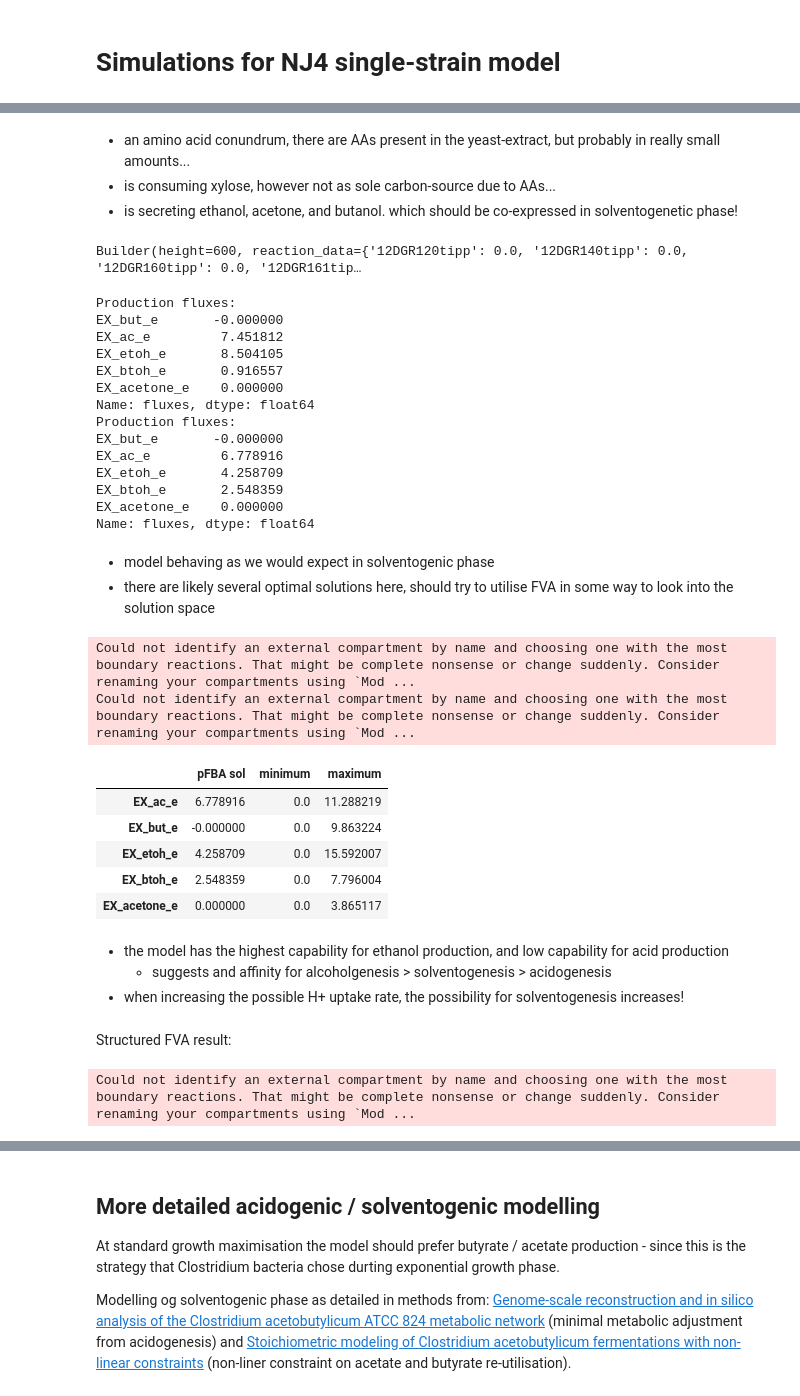
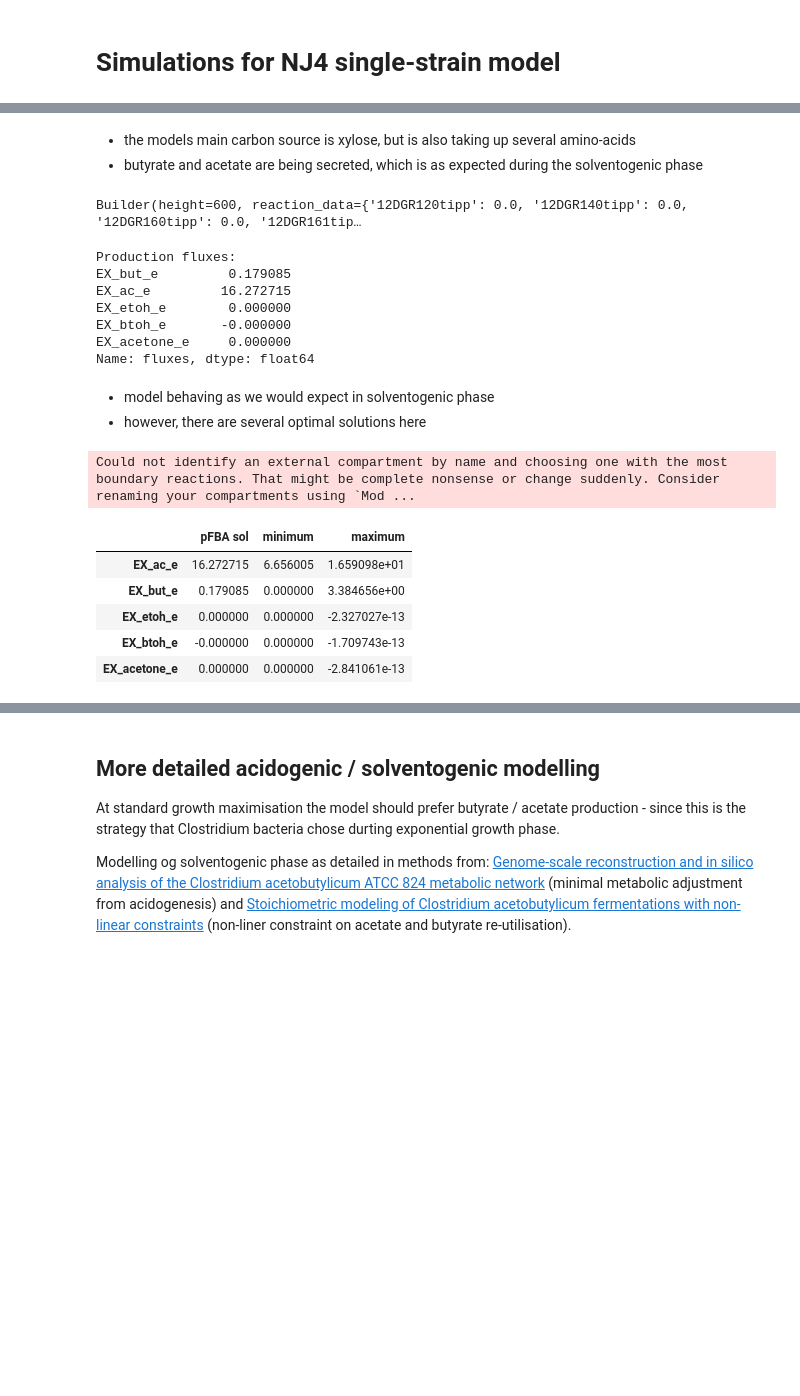
Before and after one commit to andreastallvik/BIOTBT3900, a Jupyter notebook: community_modelling/CBP_butanol/nj4_sim.ipynb, the cells around one changed output, grey strips where cells are left out. Cells and saved outputs as stored; diff of their text form; code cells hidden in the pictures; blank space fills up the shorter version.

```diff
--- a/community_modelling/CBP_butanol/nj4_sim.ipynb
+++ b/community_modelling/CBP_butanol/nj4_sim.ipynb
@@ -75,8 +49,7 @@ EX_acetone_e  0.000000      0.0   3.865117
 from cobra.flux_analysis import pfba
 
 with nj4:
-    acid_medium = static_sim.get_specific_medium(nj4, {"EX_xyl__D_e": 10, "EX_nh4_e": 10,}, fill_value=0.1)
-    nj4.medium = acid_medium
+    nj4.medium = medium
 
     summary = nj4.summary()
     solution = nj4.optimize()
@@ -118,10 +89,9 @@ Secretion
 | h2_e | EX_h2_e | -15.34 | 0 | 0.00% |
 | h2s_e | EX_h2s_e | -3.549E-05 | 0 | 0.00% |
 | thym_e | EX_thym_e | -0.1392 | 5 | 1.66% |
-# %% [markdown]
-- an amino acid conundrum, there are AAs present in the yeast-extract, but probably in really small amounts...
-- is consuming xylose, however not as sole carbon-source due to AAs...
-- is secreting ethanol, acetone, and butanol. which should be co-expressed in solventogenetic phase!
+# %% [markdown]
+- the models main carbon source is xylose, but is also taking up several amino-acids
+- butyrate and acetate are being secreted, which is as expected during the solventogenic phase
 # %%
 import escher
 from escher import Builder
@@ -142,44 +106,23 @@ def read_production_rates(sol):
 # %%
-read_production_rates(solution)
-read_production_rates(pfba_solution)
+static_sim.read_production_rates(pfba_solution)
 # %% [output]
 Production fluxes:
-EX_but_e       -0.000000
-EX_ac_e         7.451812
-EX_etoh_e       8.504105
-EX_btoh_e       0.916557
-EX_acetone_e    0.000000
+EX_but_e         0.179085
+EX_ac_e         16.272715
+EX_etoh_e        0.000000
+EX_btoh_e       -0.000000
+EX_acetone_e     0.000000
 Name: fluxes, dtype: float64
-Production fluxes:
-EX_but_e       -0.000000
-EX_ac_e         6.778916
-EX_etoh_e       4.258709
-EX_btoh_e       2.548359
-EX_acetone_e    0.000000
-Name: fluxes, dtype: float64
 # %% [markdown]
 - model behaving as we would expect in solventogenic phase
-- there are likely several optimal solutions here, should try to utilise FVA in some way to look into the solution space
+- however, there are several optimal solutions here
 # %%
-static_sim.get_productions(nj4, medium=static_sim.get_specific_medium(nj4, {"EX_xyl__D_e":10}))
+static_sim.get_productions(nj4, medium=medium)
 # %% [output]
 Could not identify an external compartment by name and choosing one with the most boundary reactions. That might be complete nonsense or change suddenly. Consider renaming your compartments using `Mod ...
-Could not identify an external compartment by name and choosing one with the most boundary reactions. That might be complete nonsense or change suddenly. Consider renaming your compartments using `Mod ...
 |  | pFBA sol | minimum | maximum |
-| EX_ac_e | 6.778916 | 0.0 | 11.288219 |
-| EX_but_e | -0.000000 | 0.0 | 9.863224 |
-| EX_etoh_e | 4.258709 | 0.0 | 15.592007 |
-| EX_btoh_e | 2.548359 | 0.0 | 7.796004 |
-| EX_acetone_e | 0.000000 | 0.0 | 3.865117 |
+| EX_ac_e | 16.272715 | 6.656005 | 1.659098e+01 |
+| EX_but_e | 0.179085 | 0.000000 | 3.384656e+00 |
+| EX_etoh_e | 0.000000 | 0.000000 | -2.327027e-13 |
+| EX_btoh_e | -0.000000 | 0.000000 | -1.709743e-13 |
+| EX_acetone_e | 0.000000 | 0.000000 | -2.841061e-13 |
-# %% [markdown]
-- the model has the highest capability for ethanol production, and low capability for acid production
-    - suggests and affinity for alcoholgenesis > solventogenesis > acidogenesis
-- when increasing the possible H+ uptake rate, the possibility for solventogenesis increases!
-# %% [markdown]
-Structured FVA result:
-# %%
-from utils import static_sim
-
-medium = static_sim.get_specific_medium(nj4, {"EX_xyl__D_e": 10, "EX_nh4_e": 10,}, fill_value=0.1)
-# %% [output]
-Could not identify an external compartment by name and choosing one with the most boundary reactions. That might be complete nonsense or change suddenly. Consider renaming your compartments using `Mod ...
```
Also changed, not shown: parts of 44 cells of this notebook, 2 other files.
